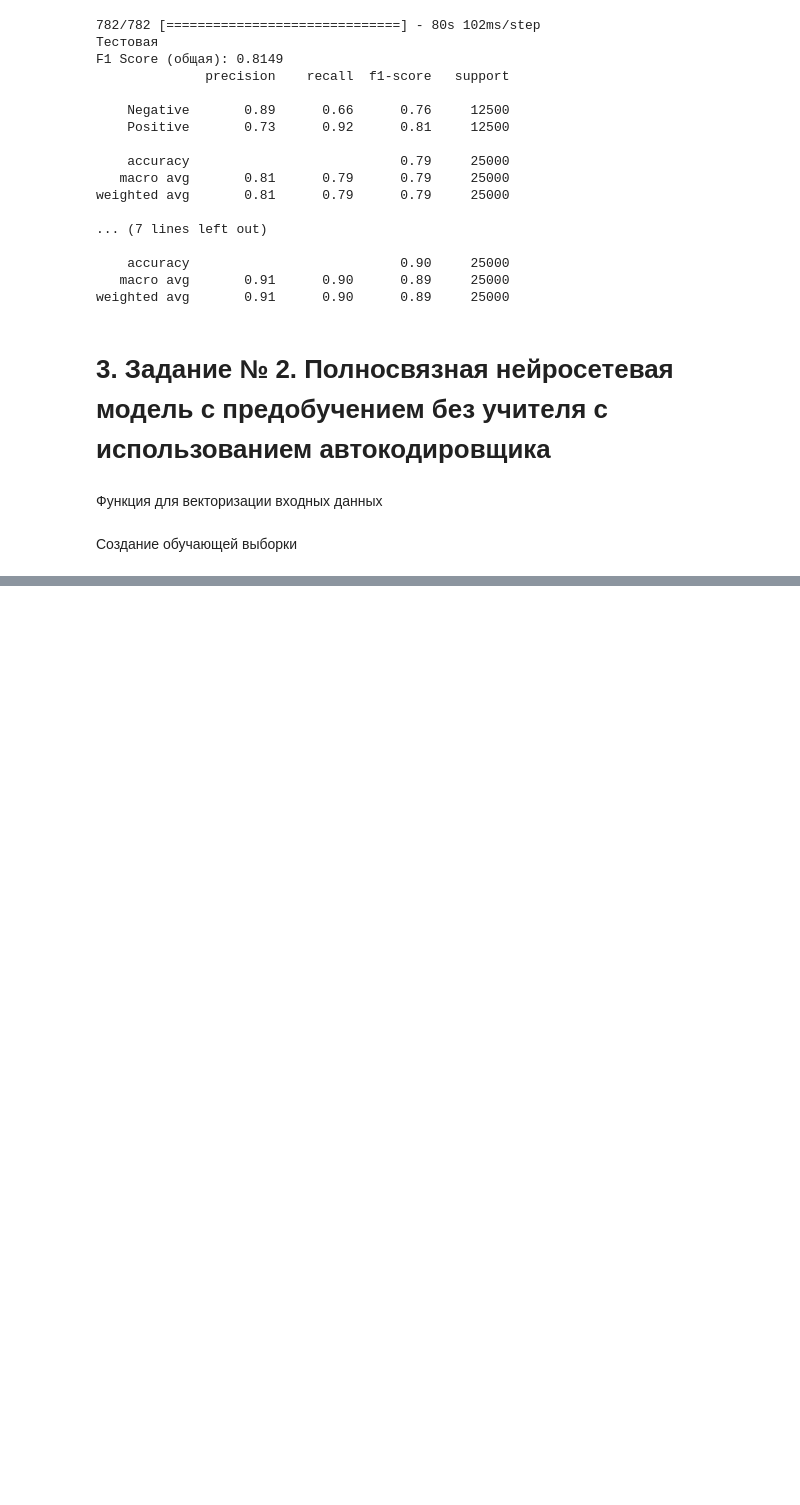
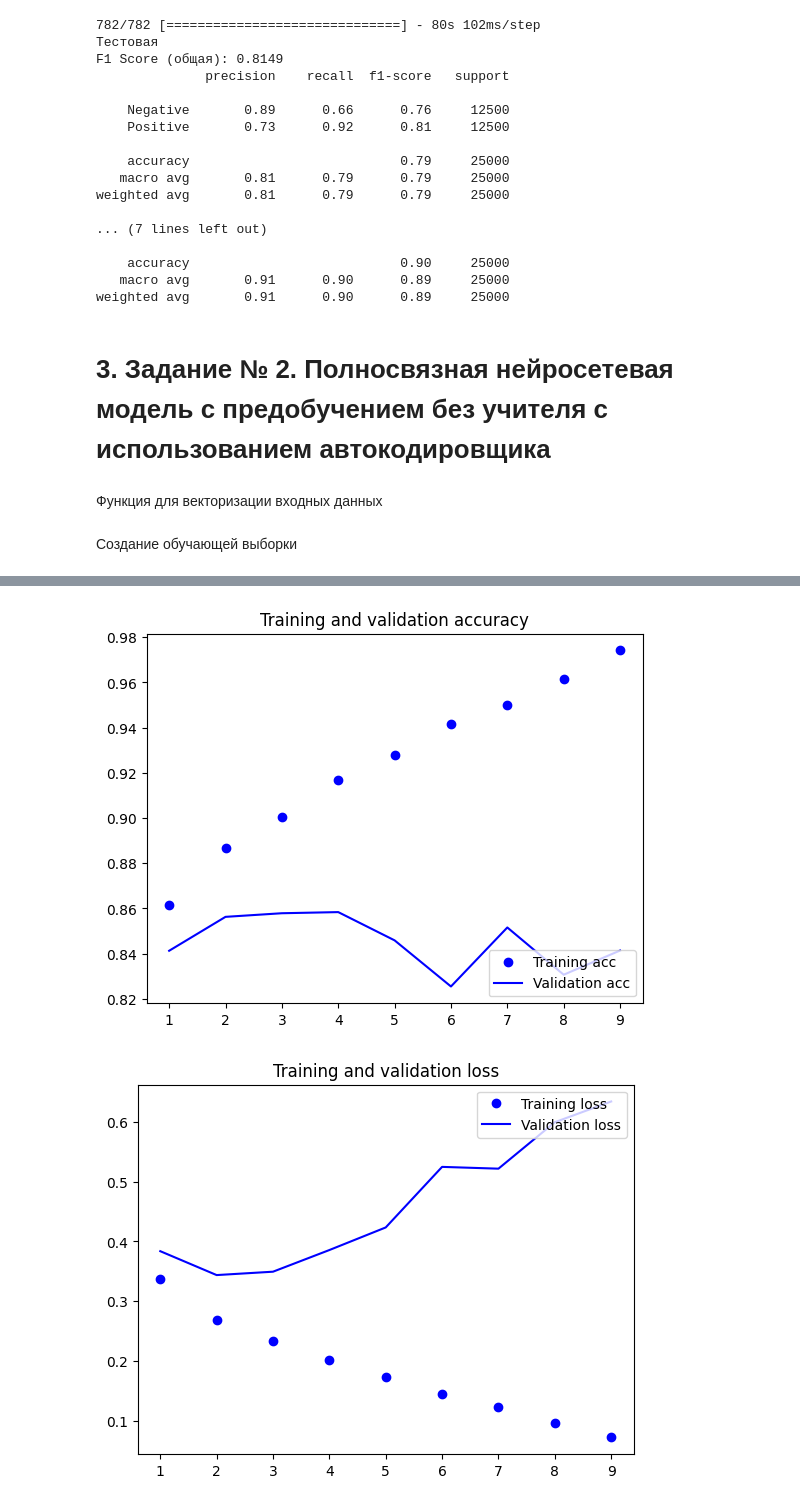
Before and after one commit to Tinddd28/labs-iadnmo-, a Jupyter notebook: lab_5.ipynb, the cells around one changed output, grey strips where cells are left out. Drawn from its saved outputs; the diff is of its cells as text; code cells hidden in the pictures; blank space fills up the shorter version.

```diff
--- a/lab_5.ipynb
+++ b/lab_5.ipynb
@@ -303,0 +330,2 @@ Epoch 50/100
+# %%
+best_model_ae = tf.keras.models.load_model("autoencoder.keras")
@@ -303,0 +380,14 @@ Epoch 50/100
+# %%
+callback = [
+    tf.keras.callbacks.EarlyStopping(
+        monitor="val_acc",
+        mode="max",
+        patience=5,
+    ),
+    tf.keras.callbacks.ModelCheckpoint(
+        filepath="fcnn_model.keras",
+        monitor="val_acc",
+        mode="max",
+        save_best_only=True,
+    )
+]
@@ -303,0 +396,9 @@ Epoch 50/100
+# %%
+history_fcnn = full_model.fit(
+    part_x_train_3d,
+    part_y_train,
+    epochs=10,
+    batch_size=64,
+    validation_data=(x_val_3d, y_val),
+    callbacks=callback,
+)
@@ -303,0 +426,23 @@ Epoch 50/100
+# %%
+acc = history_fcnn.history['acc']
+val_acc = history_fcnn.history['val_acc']
+loss = history_fcnn.history['loss']
+val_loss = history_fcnn.history['val_loss']
+
+epochs = range(1, len(acc) + 1)
+plt.plot(epochs, acc, 'bo', label='Training acc')
+plt.plot(epochs, val_acc, 'b', label='Validation acc')
+plt.title('Training and validation accuracy')
+plt.legend(loc='lower right')
+
+plt.figure()
+
+plt.plot(epochs, loss, 'bo', label='Training loss')
+plt.plot(epochs, val_loss, 'b', label='Validation loss')
+plt.title('Training and validation loss')
+plt.legend(loc='upper right')
+
+plt.show()
+# %% [output]
+[figure, added]
+[figure, added]
```
Also changed, not shown: parts of 13 cells of this notebook.
